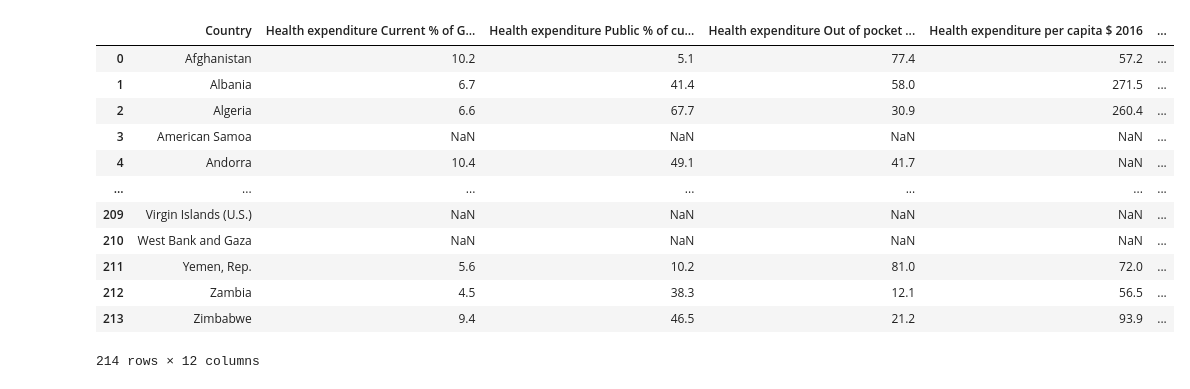
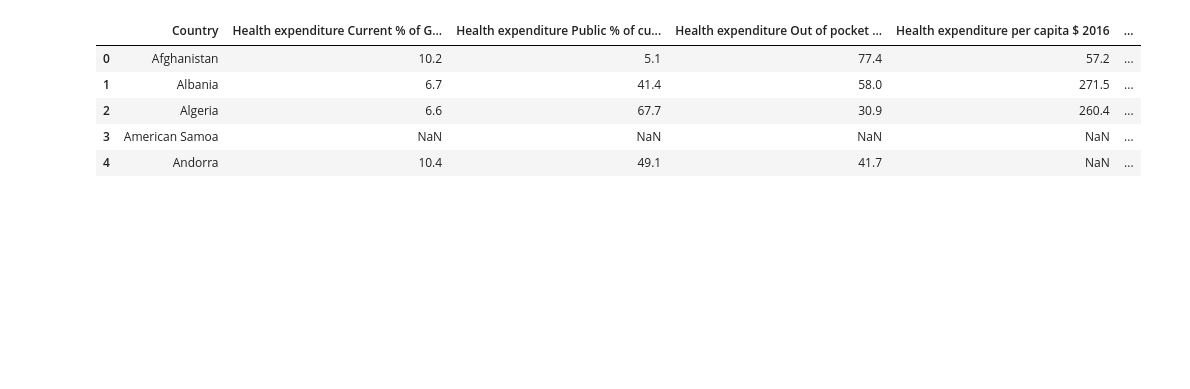
Before and after one commit to riddhibattu/CPSC368_project_health-emissions, a Jupyter notebook: src/EDA_health-emissions.ipynb, the cells around one changed output. Drawn from its saved outputs; the diff is of its cells as text; code cells hidden in the pictures; blank space fills up the shorter version.

```diff
--- a/src/EDA_health-emissions.ipynb
+++ b/src/EDA_health-emissions.ipynb
@@ -20,17 +13,10 @@ health_risks_df
 # %%
-health_system_csv = pd.read_csv("../data/raw/health_system.csv")
-health_system_csv
+health_system_df = pd.read_csv("../data/raw/health_system.csv")
+health_system_df.head()
 # %% [output]
 |  | Country | Health expenditure Current % of G... | Health expenditure Public % of cu... | Health expenditure Out of pocket ... | Health expenditure per capita $ 2016 | ... |
 | 0 | Afghanistan | 10.2 | 5.1 | 77.4 | 57.2 | ... |
 | 1 | Albania | 6.7 | 41.4 | 58.0 | 271.5 | ... |
 | 2 | Algeria | 6.6 | 67.7 | 30.9 | 260.4 | ... |
 | 3 | American Samoa | NaN | NaN | NaN | NaN | ... |
 | 4 | Andorra | 10.4 | 49.1 | 41.7 | NaN | ... |
-| ... | ... | ... | ... | ... | ... | ... |
-| 209 | Virgin Islands (U.S.) | NaN | NaN | NaN | NaN | ... |
-| 210 | West Bank and Gaza | NaN | NaN | NaN | NaN | ... |
-| 211 | Yemen, Rep. | 5.6 | 10.2 | 81.0 | 72.0 | ... |
-| 212 | Zambia | 4.5 | 38.3 | 12.1 | 56.5 | ... |
-| 213 | Zimbabwe | 9.4 | 46.5 | 21.2 | 93.9 | ... |
-214 rows × 12 columns
```
Also changed, not shown: parts of 14 cells of this notebook.
